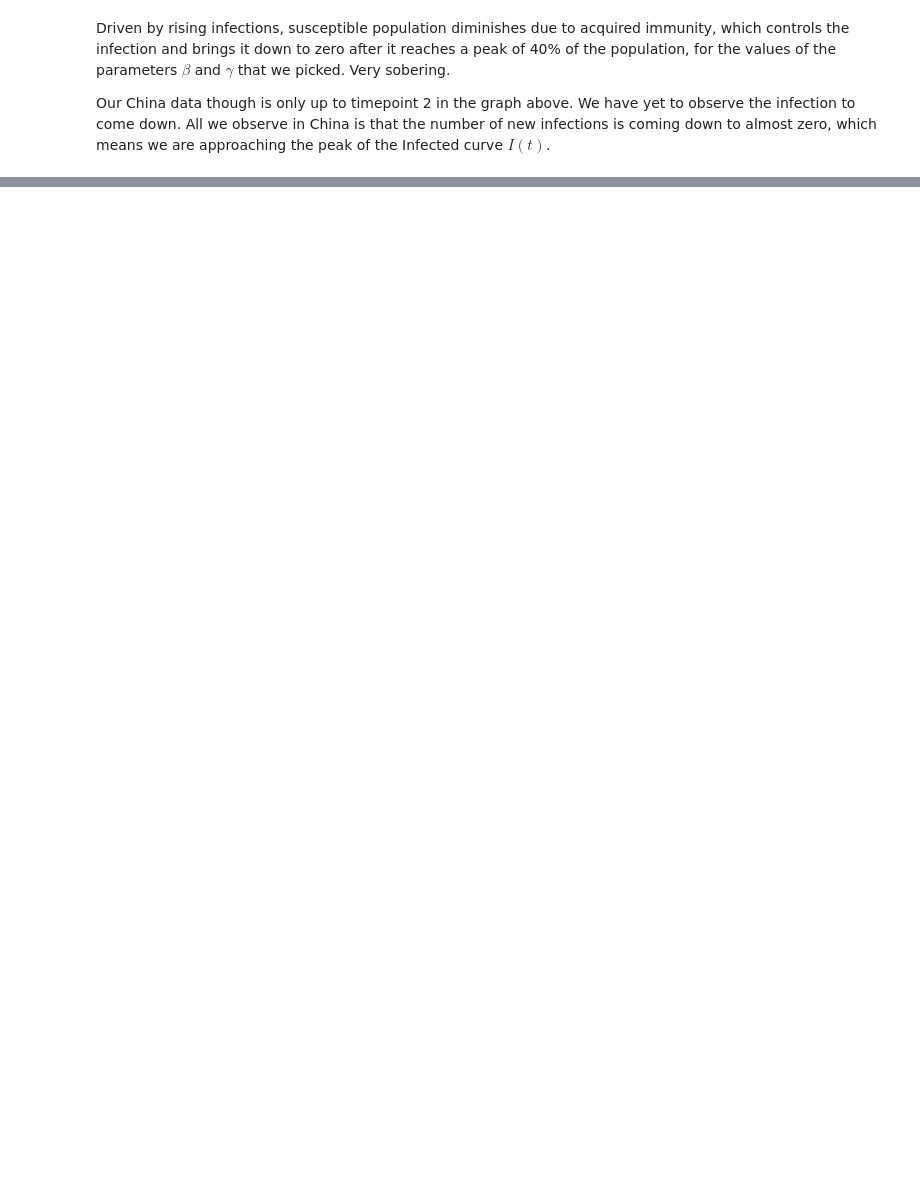
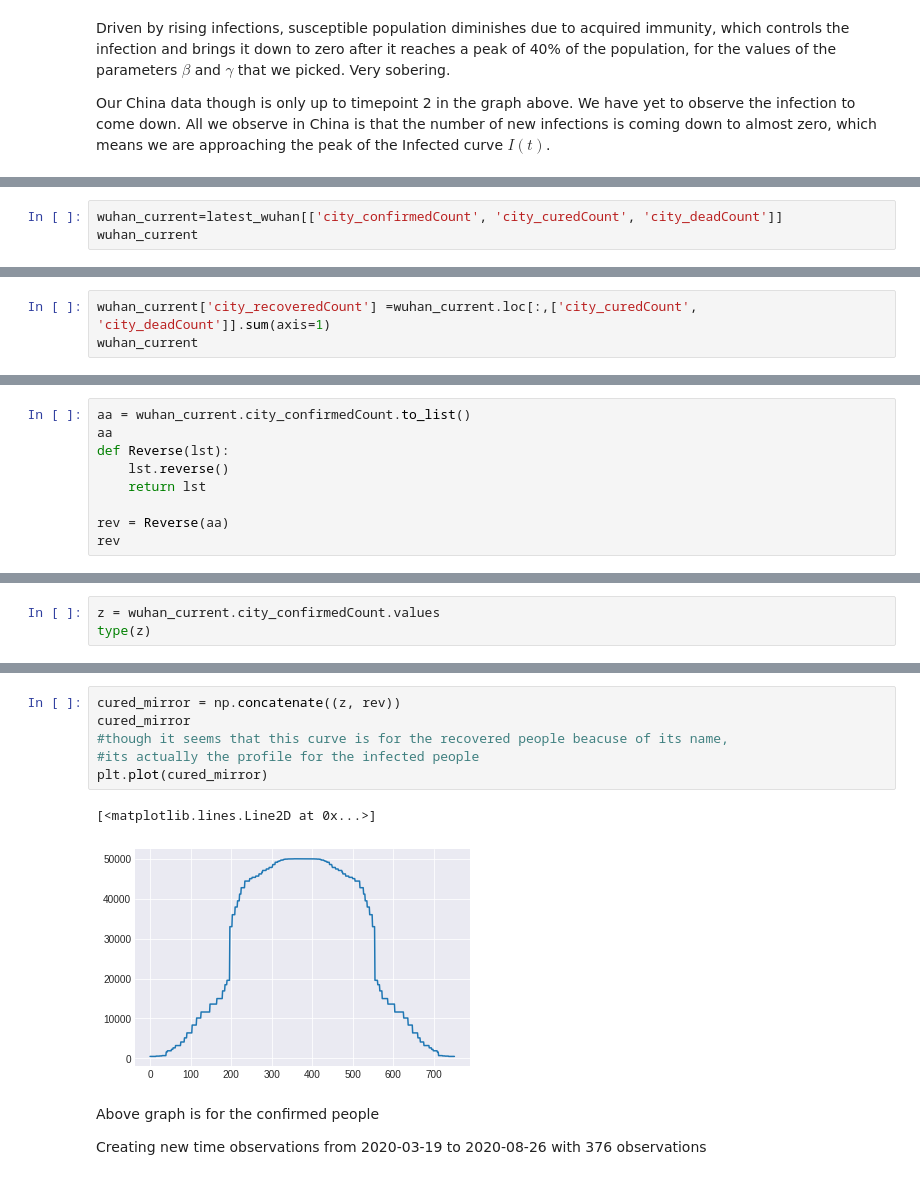
Before and after one commit to adharangaonkar/COVID19_DataModel, a Jupyter notebook: COVID19_R0.ipynb, the cells around one changed output, grey strips where cells are left out. Saved outputs shown, nothing was run; the diff lists cells and outputs as text; blank space fills up the shorter version.

```diff
--- a/COVID19_R0.ipynb
+++ b/COVID19_R0.ipynb
@@ -481,0 +476,3 @@ Our China data though is only up to timepoint 2 in the graph above. We have yet
+# %%
+wuhan_current=latest_wuhan[['city_confirmedCount', 'city_curedCount', 'city_deadCount']]
+wuhan_current
@@ -481,0 +494,3 @@ Our China data though is only up to timepoint 2 in the graph above. We have yet
+# %%
+wuhan_current['city_recoveredCount'] =wuhan_current.loc[:,['city_curedCount', 'city_deadCount']].sum(axis=1)
+wuhan_current
@@ -481,0 +521,9 @@ Our China data though is only up to timepoint 2 in the graph above. We have yet
+# %%
+aa = wuhan_current.city_confirmedCount.to_list()
+aa
+def Reverse(lst):
+    lst.reverse()
+    return lst
+
+rev = Reverse(aa)
+rev
@@ -481,0 +569,3 @@ Our China data though is only up to timepoint 2 in the graph above. We have yet
+# %%
+z = wuhan_current.city_confirmedCount.values
+type(z)
@@ -481,0 +582,13 @@ Our China data though is only up to timepoint 2 in the graph above. We have yet
+# %%
+cured_mirror = np.concatenate((z, rev))
+cured_mirror
+#though it seems that this curve is for the recovered people beacuse of its name,
+#its actually the profile for the infected people
+plt.plot(cured_mirror)
+# %% [output]
+[<matplotlib.lines.Line2D at 0x...>]
+[figure, added]
+# %% [markdown]
+Above graph is for the confirmed people
+
+Creating new time observations from 2020-03-19 to 2020-08-26 with 376 observations
```
Also changed, not shown: parts of 71 cells of this notebook.
